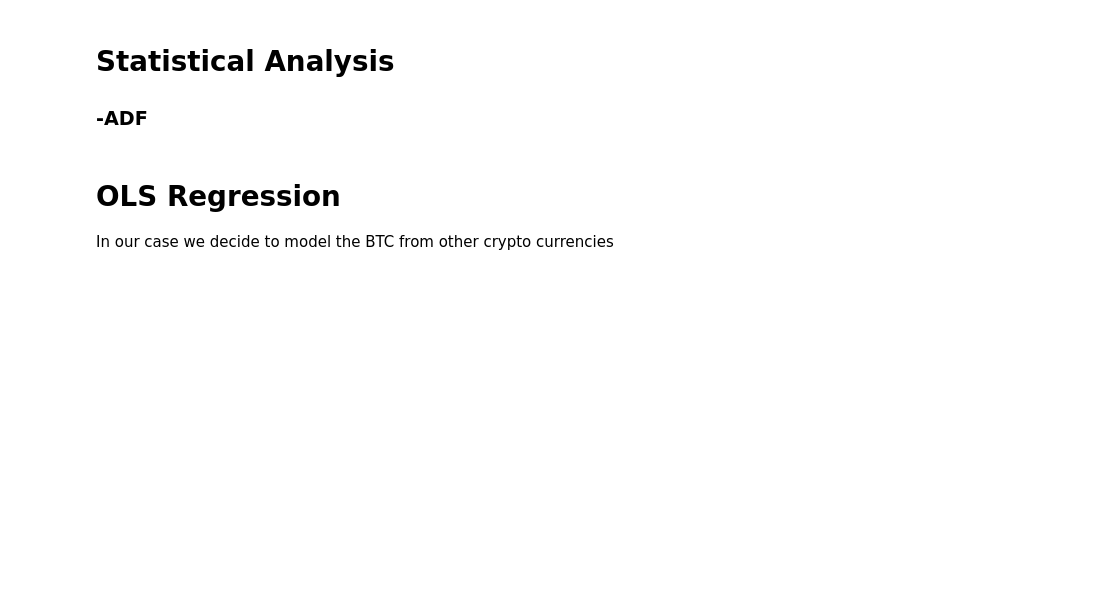
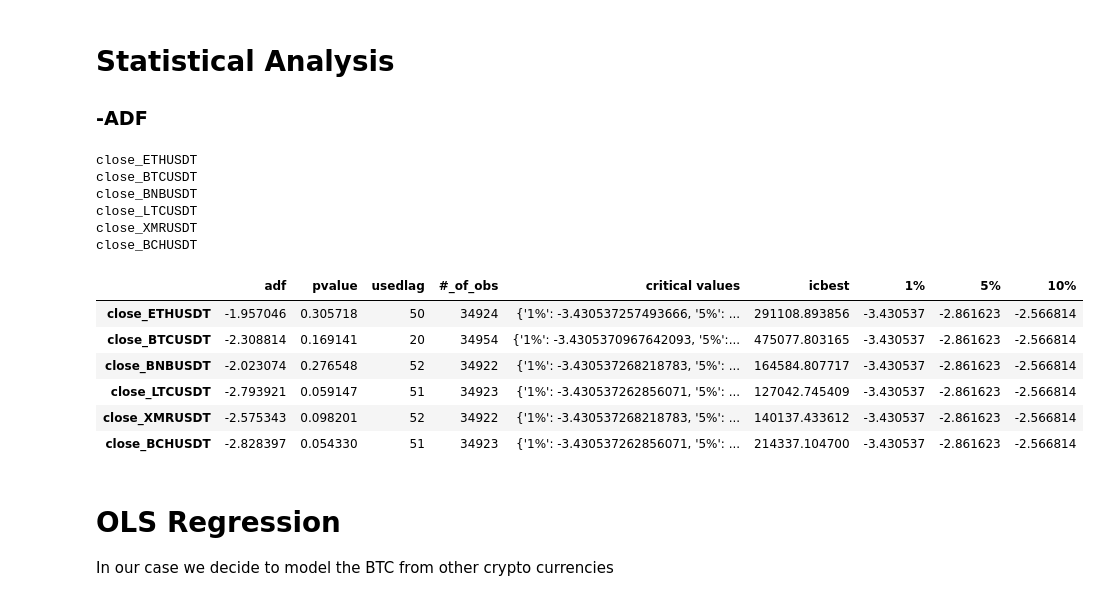
Before and after one commit to Faissal-Titouan/Crypto_Statistical_Arbitrage, a Jupyter notebook: notebook_stat/01_Firsts_try.ipynb, the cells around one changed output. Cells and saved outputs as stored; diff of their text form; code cells hidden in the pictures; blank space fills up the shorter version.

```diff
--- a/notebook_stat/01_Firsts_try.ipynb
+++ b/notebook_stat/01_Firsts_try.ipynb
@@ -44,15 +44,22 @@ working_df = working_df.loc['2021']
 # Statistical Analysis
 ### -ADF
 # %%
-adf_columns = ["adf","pvalue","usedlag","#_of_obs","critical values","icbest","1%","5%","10%"]
+adf_columns = ["adf","pvalue","usedlag","#_of_obs","critical values","icbest"]#,"1%","5%","10%"]
 # %%
-# adf_df = pd.DataFrame(columns = adf_columns)
-# for ticker in working_df.columns :
-#     print(ticker)
-#     ans = smt.stattools.adfuller(np.array(working_df[ticker].dropna().values,dtype = 'float32'))
+adf_df = pd.DataFrame(columns = adf_columns)
+for ticker in working_df.columns :
+    print(ticker)
+    ans = smt.stattools.adfuller(np.array(working_df[ticker].dropna().values,dtype = 'float32'))
 
-#     ans_df = pd.DataFrame([ans],columns = adf_columns,index= [f"{ticker}"])
-#     ans_df = ans_df.join(pd.DataFrame([ans_df['critical values'].values[0]],index= [f"{ticker}"]))
-#     ans_df.drop('critical values',axis=1)
+    ans_df = pd.DataFrame([ans],columns = adf_columns,index= [f"{ticker}"])
+    ans_df = ans_df.join(pd.DataFrame([ans_df['critical values'].values[0]],index= [f"{ticker}"]))
+    ans_df.drop('critical values',axis=1)
 
-#     adf_df = pd.concat([adf_df,ans_df],axis = 0)
+    adf_df = pd.concat([adf_df,ans_df],axis = 0)
+# %% [output]
+close_ETHUSDT
+close_BTCUSDT
+close_BNBUSDT
+close_LTCUSDT
+close_XMRUSDT
+close_BCHUSDT
@@ -61,3 +66,13 @@ adf_columns = ["adf","pvalue","usedlag","#_of_obs","critical values","icbest","1
+# %%
+adf_df
+# %% [output]
+|  | adf | pvalue | usedlag | #_of_obs | critical values | icbest | 1% | 5% | 10% |
+| close_ETHUSDT | -1.957046 | 0.305718 | 50 | 34924 | {'1%': -3.430537257493666, '5%': ... | 291108.893856 | -3.430537 | -2.861623 | -2.566814 |
+| close_BTCUSDT | -2.308814 | 0.169141 | 20 | 34954 | {'1%': -3.4305370967642093, '5%':... | 475077.803165 | -3.430537 | -2.861623 | -2.566814 |
+| close_BNBUSDT | -2.023074 | 0.276548 | 52 | 34922 | {'1%': -3.430537268218783, '5%': ... | 164584.807717 | -3.430537 | -2.861623 | -2.566814 |
+| close_LTCUSDT | -2.793921 | 0.059147 | 51 | 34923 | {'1%': -3.430537262856071, '5%': ... | 127042.745409 | -3.430537 | -2.861623 | -2.566814 |
+| close_XMRUSDT | -2.575343 | 0.098201 | 52 | 34922 | {'1%': -3.430537268218783, '5%': ... | 140137.433612 | -3.430537 | -2.861623 | -2.566814 |
+| close_BCHUSDT | -2.828397 | 0.054330 | 51 | 34923 | {'1%': -3.430537262856071, '5%': ... | 214337.104700 | -3.430537 | -2.861623 | -2.566814 |
 # %%
 # adf_df = pd.DataFrame(columns = adf_columns)
 # working_df_diff = working_df.diff()
```
Also changed, not shown: parts of 1 cell of this notebook.
